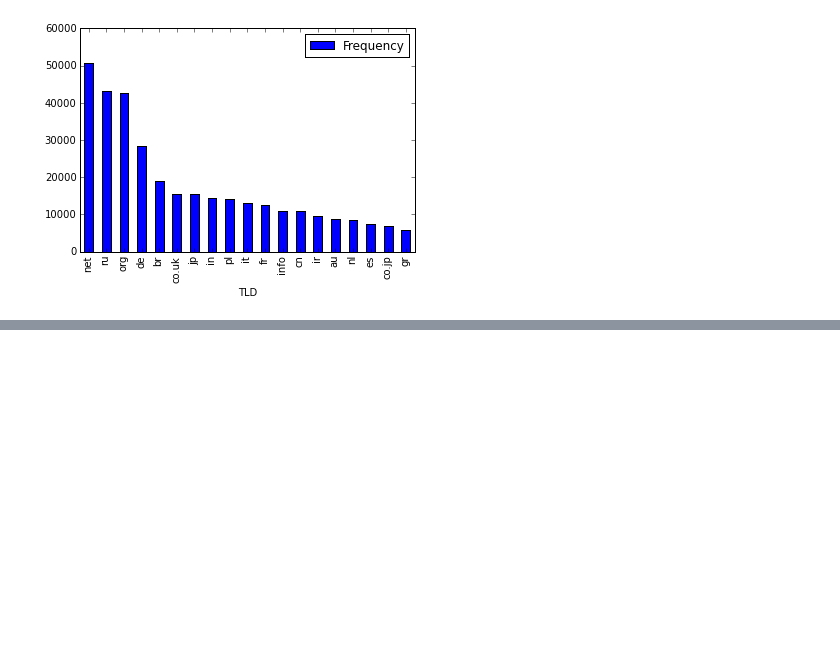
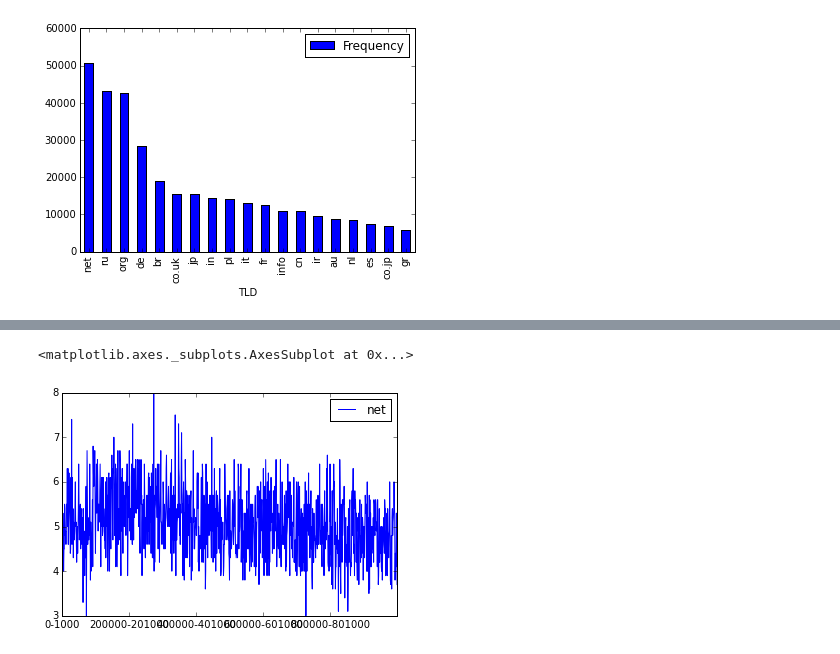
Before and after one commit to kyogesh/pandas_tutorial, a Jupyter notebook: Alexa topsites.ipynb, the cells around one changed output, grey strips where cells are left out. Drawn from its saved outputs; the diff is of its cells as text; code cells hidden in the pictures; blank space fills up the shorter version.

```diff
--- a/Alexa topsites.ipynb
+++ b/Alexa topsites.ipynb
@@ -83,0 +94,6 @@ perc_tld[:20].plot(kind='bar')
+# %%
+#Plot all the rows in the dataframe
+perc_tld.plot(kind='line')
+# %% [output]
+<matplotlib.axes._subplots.AxesSubplot at 0x...>
+[figure, added]
```
Also changed, not shown: parts of 8 cells of this notebook.
